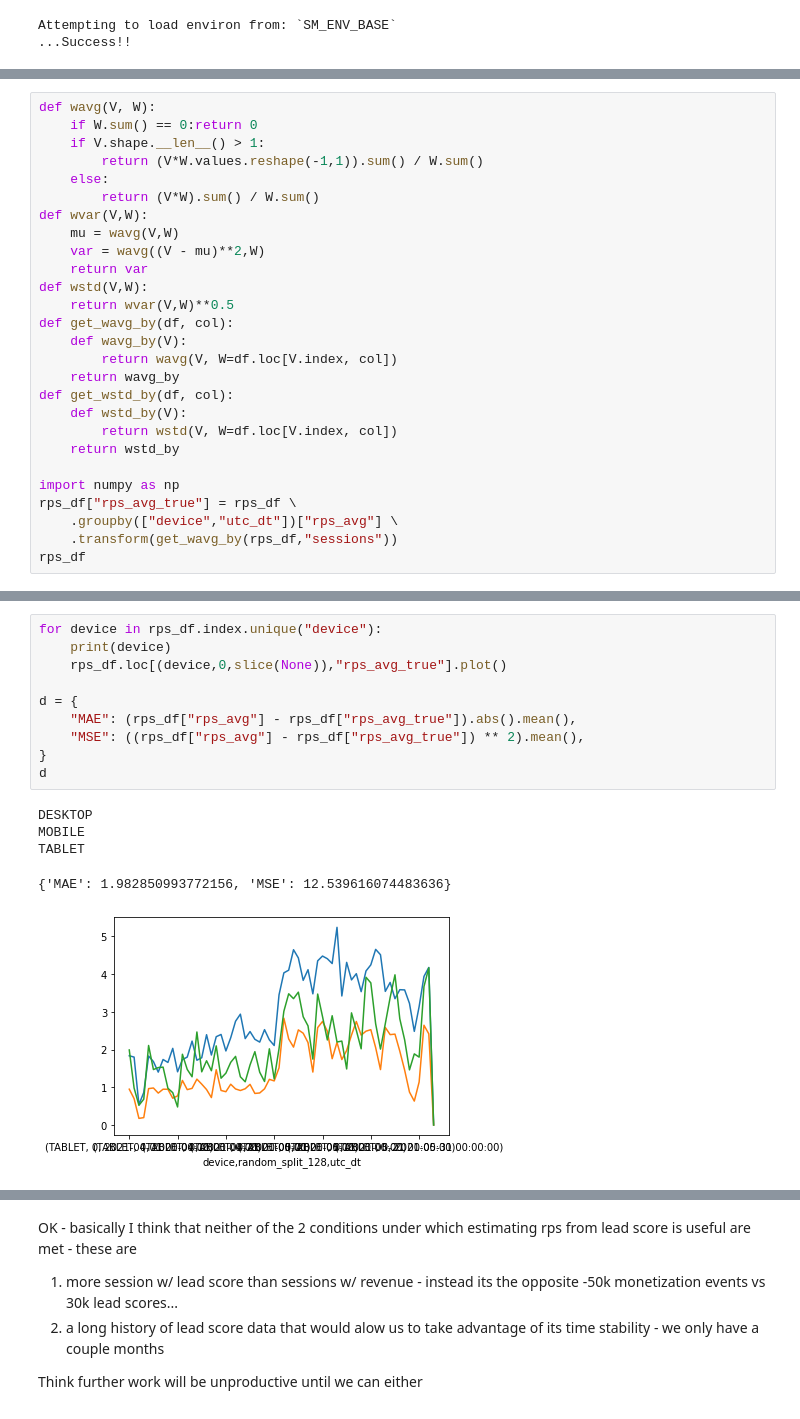
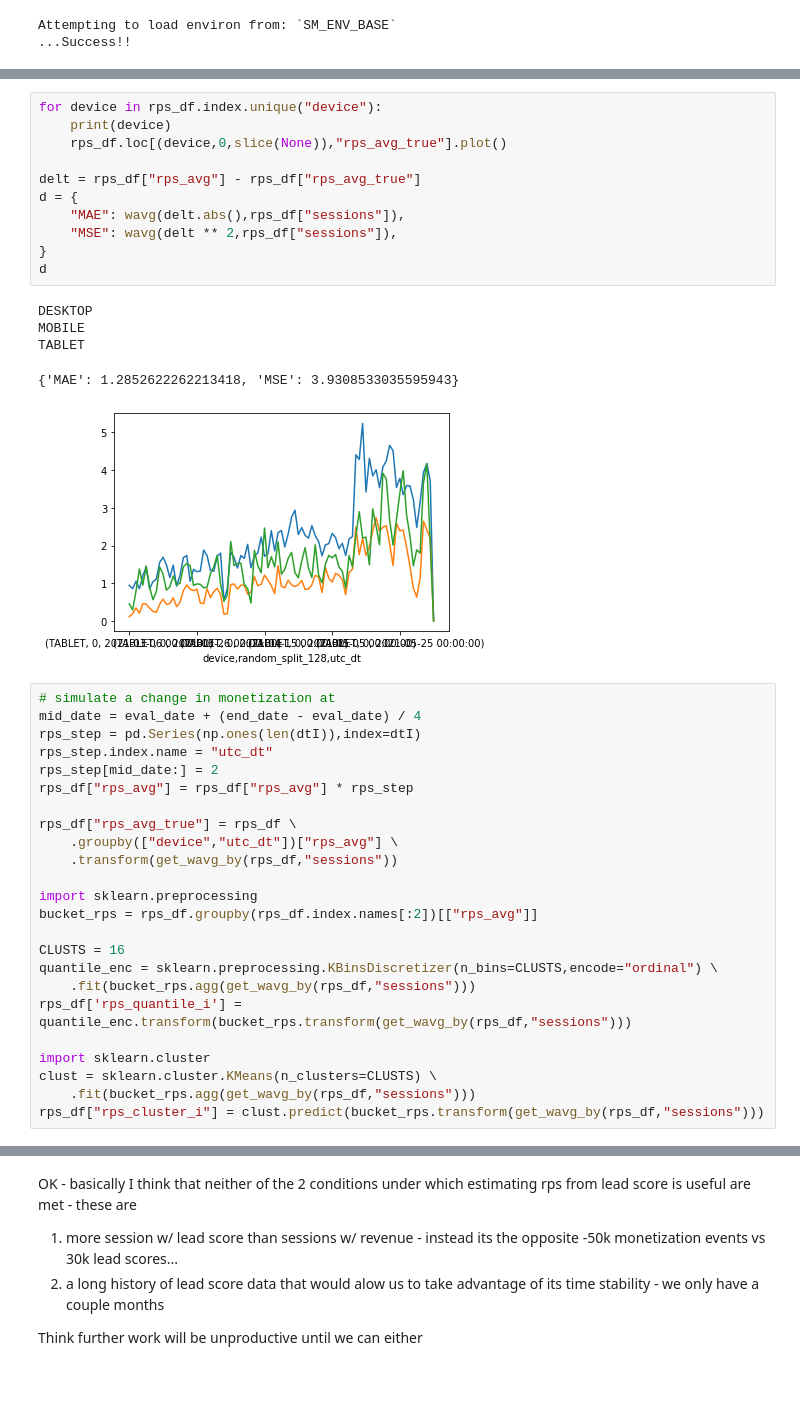
Before and after one commit to pkrishnamurthy1007/adtech, a Jupyter notebook: notebooks/aduriseti_shared/rps_est.ipynb, the cells around one changed output, grey strips where cells are left out. Drawn from its saved outputs; the diff is of its cells as text; blank space fills up the shorter version.

```diff
--- a/notebooks/aduriseti_shared/rps_est.ipynb
+++ b/notebooks/aduriseti_shared/rps_est.ipynb
@@ -552,27 +549,0 @@ rps_df["rps_avg"] = rps_df["rps_avg"] * rps_step
-# %%
-def wavg(V, W):
-    if W.sum() == 0:return 0
-    if V.shape.__len__() > 1:
-        return (V*W.values.reshape(-1,1)).sum() / W.sum()
-    else:
-        return (V*W).sum() / W.sum()
-def wvar(V,W):
-    mu = wavg(V,W)
-    var = wavg((V - mu)**2,W)
-    return var
-def wstd(V,W):
-    return wvar(V,W)**0.5
-def get_wavg_by(df, col):
-    def wavg_by(V):
-        return wavg(V, W=df.loc[V.index, col])
-    return wavg_by
-def get_wstd_by(df, col):
-    def wstd_by(V):
-        return wstd(V, W=df.loc[V.index, col])
-    return wstd_by
-
-import numpy as np
-rps_df["rps_avg_true"] = rps_df \
-    .groupby(["device","utc_dt"])["rps_avg"] \
-    .transform(get_wavg_by(rps_df,"sessions"))
-rps_df
@@ -594,16 +550,41 @@ rps_df
 # %%
 for device in rps_df.index.unique("device"):
     print(device)
     rps_df.loc[(device,0,slice(None)),"rps_avg_true"].plot()
 
+delt = rps_df["rps_avg"] - rps_df["rps_avg_true"]
 d = {
-    "MAE": (rps_df["rps_avg"] - rps_df["rps_avg_true"]).abs().mean(),
-    "MSE": ((rps_df["rps_avg"] - rps_df["rps_avg_true"]) ** 2).mean(),
+    "MAE": wavg(delt.abs(),rps_df["sessions"]),
+    "MSE": wavg(delt ** 2,rps_df["sessions"]),
 }
 d
 # %% [output]
 DESKTOP
 MOBILE
 TABLET
-{'MAE': 1.982850993772156, 'MSE': 12.539616074483636}
+{'MAE': 1.2852622262213418, 'MSE': 3.9308533035595943}
-[figure, old version]
+[figure, new version]
+# %%
+# simulate a change in monetization at
+mid_date = eval_date + (end_date - eval_date) / 4
+rps_step = pd.Series(np.ones(len(dtI)),index=dtI)
+rps_step.index.name = "utc_dt"
+rps_step[mid_date:] = 2
+rps_df["rps_avg"] = rps_df["rps_avg"] * rps_step
+
+rps_df["rps_avg_true"] = rps_df \
+    .groupby(["device","utc_dt"])["rps_avg"] \
+    .transform(get_wavg_by(rps_df,"sessions"))
+
+import sklearn.preprocessing
+bucket_rps = rps_df.groupby(rps_df.index.names[:2])[["rps_avg"]]
+
+CLUSTS = 16
+quantile_enc = sklearn.preprocessing.KBinsDiscretizer(n_bins=CLUSTS,encode="ordinal") \
+    .fit(bucket_rps.agg(get_wavg_by(rps_df,"sessions")))
+rps_df['rps_quantile_i'] = quantile_enc.transform(bucket_rps.transform(get_wavg_by(rps_df,"sessions")))
+
+import sklearn.cluster
+clust = sklearn.cluster.KMeans(n_clusters=CLUSTS) \
+    .fit(bucket_rps.agg(get_wavg_by(rps_df,"sessions")))
+rps_df["rps_cluster_i"] = clust.predict(bucket_rps.transform(get_wavg_by(rps_df,"sessions")))
```
Also changed, not shown: parts of 10 cells of this notebook, 1 other file.
